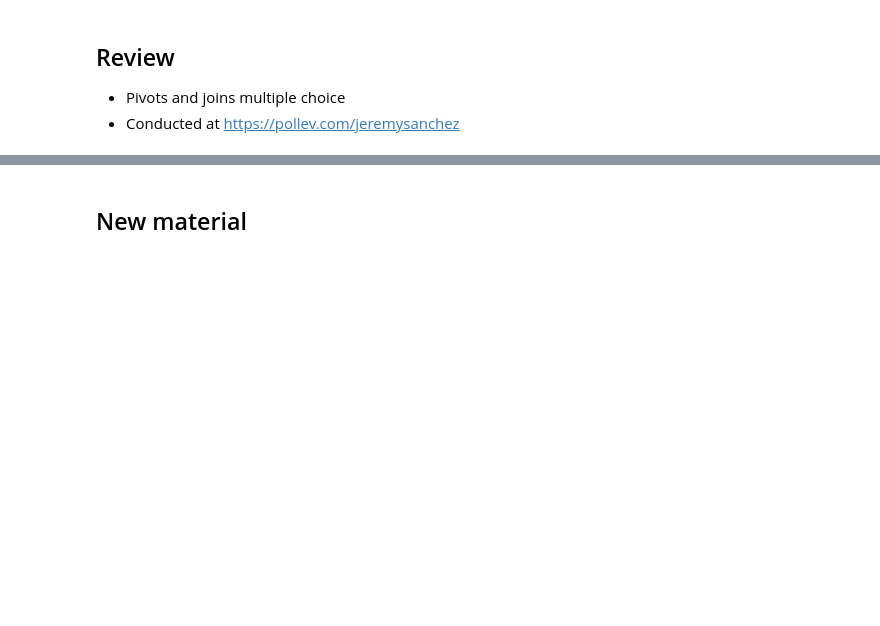
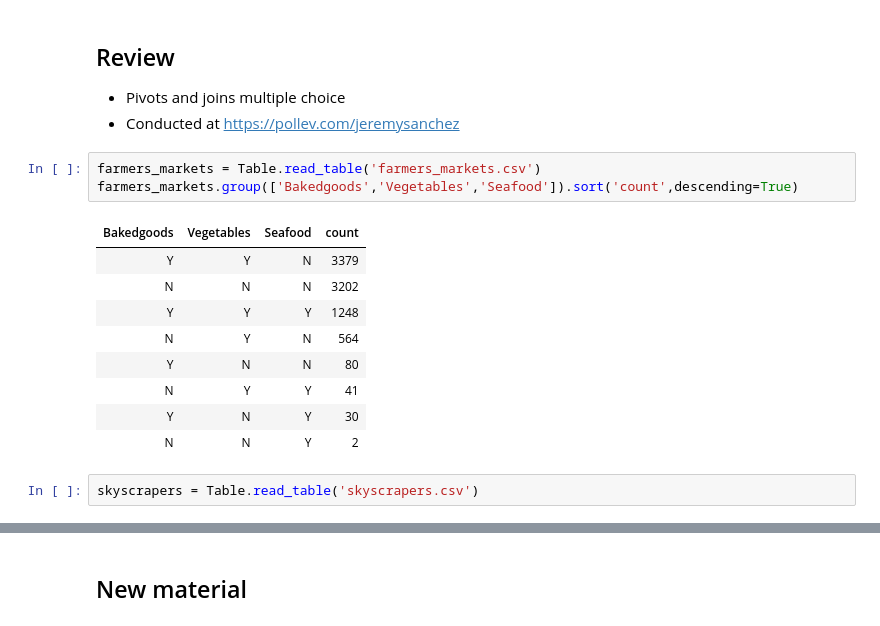
Before and after one commit to kystewart/materials-sp25, a Jupyter notebook: lec/lec12/lec12.ipynb, the cells around one changed output, grey strips where cells are left out. Drawn from its saved outputs; the diff is of its cells as text; blank space fills up the shorter version.

```diff
--- a/lec/lec12/lec12.ipynb
+++ b/lec/lec12/lec12.ipynb
@@ -12,3 +12,18 @@ warnings.simplefilter(action='ignore', category=np.VisibleDeprecationWarning)
 
 - Pivots and joins multiple choice
 - Conducted at https://pollev.com/jeremysanchez
+# %%
+farmers_markets = Table.read_table('farmers_markets.csv')
+farmers_markets.group(['Bakedgoods','Vegetables','Seafood']).sort('count',descending=True)
+# %% [output]
+| Bakedgoods | Vegetables | Seafood | count |
+| Y | Y | N | 3379 |
+| N | N | N | 3202 |
+| Y | Y | Y | 1248 |
+| N | Y | N | 564 |
+| Y | N | N | 80 |
+| N | Y | Y | 41 |
+| Y | N | Y | 30 |
+| N | N | Y | 2 |
+# %%
+skyscrapers = Table.read_table('skyscrapers.csv')
```
Also changed, not shown: parts of 21 cells of this notebook.
